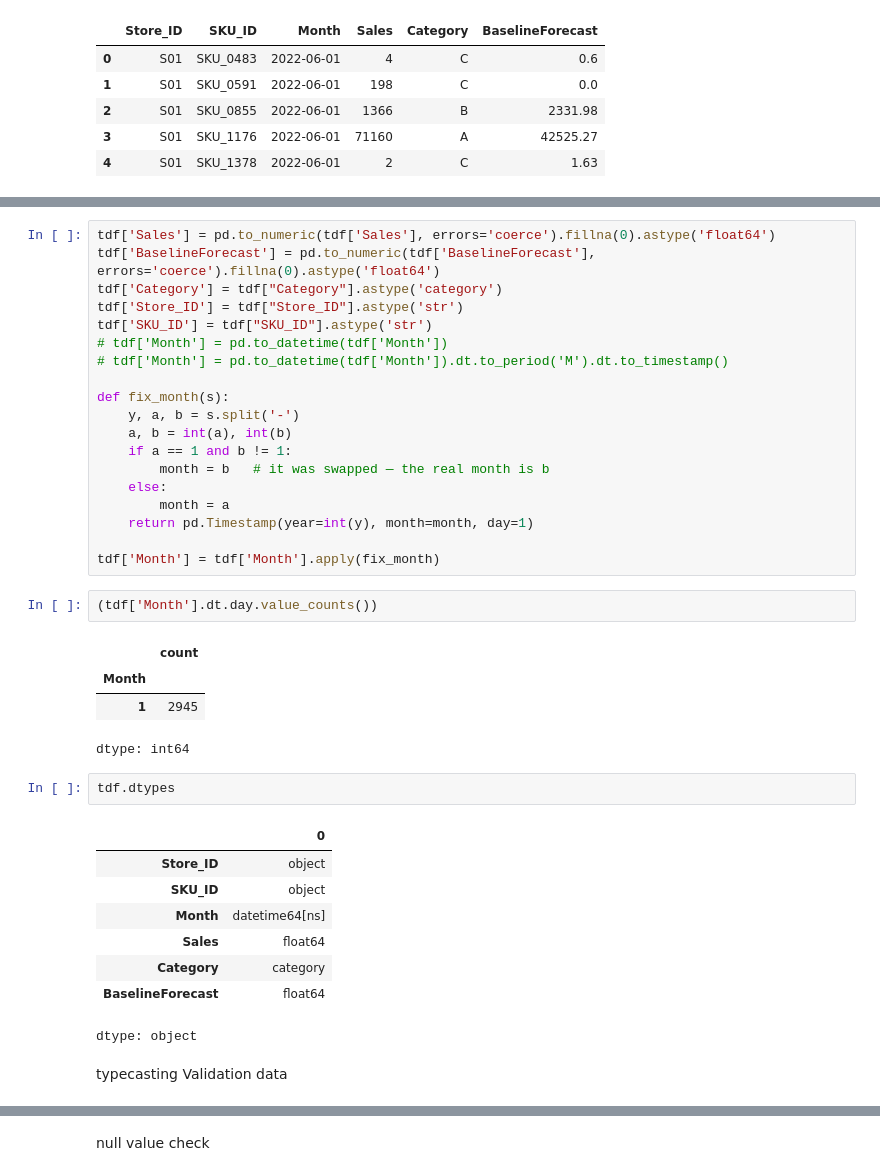
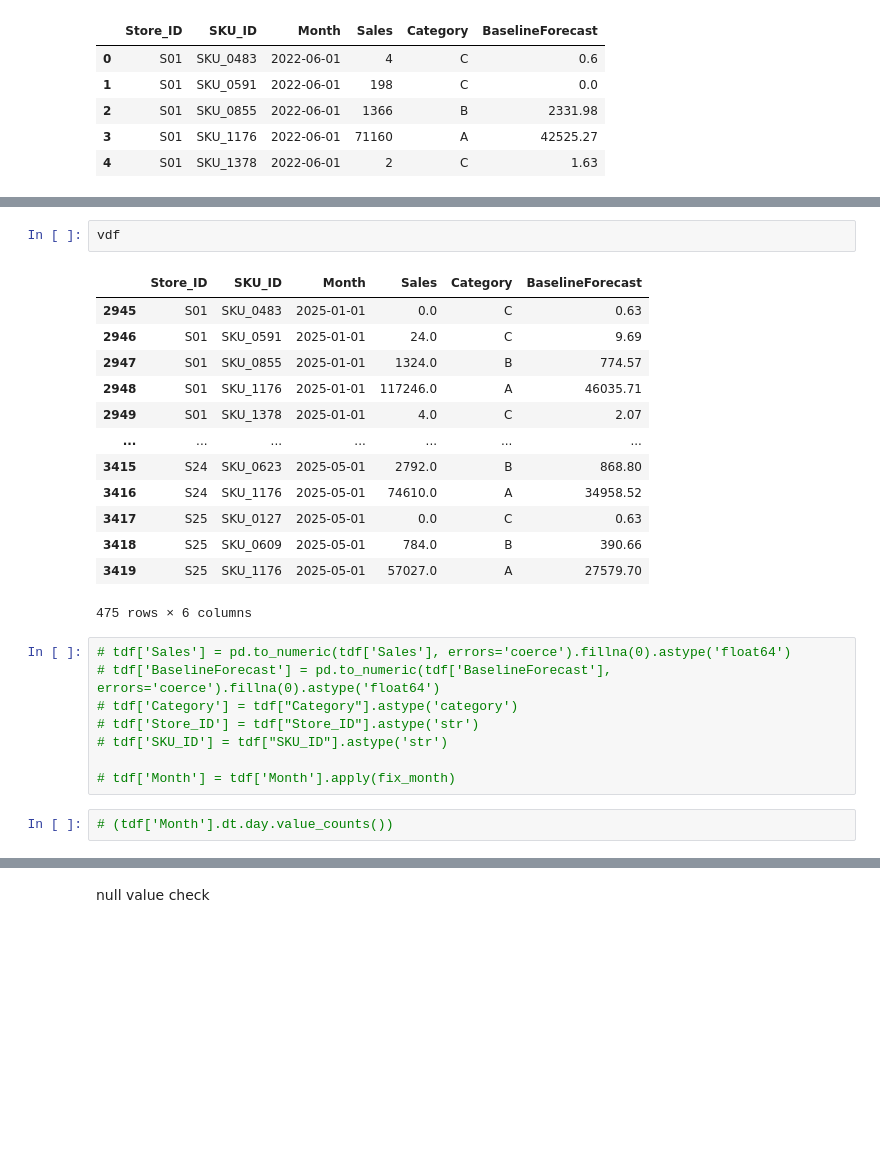
Before and after one commit to partha2412/Time-Series-Forecast, a Jupyter notebook: TimeSeries_forecasting.ipynb, the cells around one changed output, grey strips where cells are left out. Saved outputs shown, nothing was run; the diff lists cells and outputs as text; blank space fills up the shorter version.

```diff
--- a/TimeSeries_forecasting.ipynb
+++ b/TimeSeries_forecasting.ipynb
@@ -158,39 +197,26 @@ tdf[ (tdf["Store_ID"]=="S01") & (tdf["SKU_ID"]=="SKU_0483") ]
+# %%
+vdf
+# %% [output]
+|  | Store_ID | SKU_ID | Month | Sales | Category | BaselineForecast |
+| 2945 | S01 | SKU_0483 | 2025-01-01 | 0.0 | C | 0.63 |
+| 2946 | S01 | SKU_0591 | 2025-01-01 | 24.0 | C | 9.69 |
+| 2947 | S01 | SKU_0855 | 2025-01-01 | 1324.0 | B | 774.57 |
+| 2948 | S01 | SKU_1176 | 2025-01-01 | 117246.0 | A | 46035.71 |
+| 2949 | S01 | SKU_1378 | 2025-01-01 | 4.0 | C | 2.07 |
+| ... | ... | ... | ... | ... | ... | ... |
+| 3415 | S24 | SKU_0623 | 2025-05-01 | 2792.0 | B | 868.80 |
+| 3416 | S24 | SKU_1176 | 2025-05-01 | 74610.0 | A | 34958.52 |
+| 3417 | S25 | SKU_0127 | 2025-05-01 | 0.0 | C | 0.63 |
+| 3418 | S25 | SKU_0609 | 2025-05-01 | 784.0 | B | 390.66 |
+| 3419 | S25 | SKU_1176 | 2025-05-01 | 57027.0 | A | 27579.70 |
+475 rows × 6 columns
 # %%
-tdf['Sales'] = pd.to_numeric(tdf['Sales'], errors='coerce').fillna(0).astype('float64')
-tdf['BaselineForecast'] = pd.to_numeric(tdf['BaselineForecast'], errors='coerce').fillna(0).astype('float64')
-tdf['Category'] = tdf["Category"].astype('category')
-tdf['Store_ID'] = tdf["Store_ID"].astype('str')
-tdf['SKU_ID'] = tdf["SKU_ID"].astype('str')
-# tdf['Month'] = pd.to_datetime(tdf['Month'])
-# tdf['Month'] = pd.to_datetime(tdf['Month']).dt.to_period('M').dt.to_timestamp()
+# tdf['Sales'] = pd.to_numeric(tdf['Sales'], errors='coerce').fillna(0).astype('float64')
+# tdf['BaselineForecast'] = pd.to_numeric(tdf['BaselineForecast'], errors='coerce').fillna(0).astype('float64')
+# tdf['Category'] = tdf["Category"].astype('category')
+# tdf['Store_ID'] = tdf["Store_ID"].astype('str')
+# tdf['SKU_ID'] = tdf["SKU_ID"].astype('str')
 
-def fix_month(s):
-    y, a, b = s.split('-')
-    a, b = int(a), int(b)
-    if a == 1 and b != 1:
-        month = b   # it was swapped — the real month is b
-    else:
-        month = a
-    return pd.Timestamp(year=int(y), month=month, day=1)
-
-tdf['Month'] = tdf['Month'].apply(fix_month)
+# tdf['Month'] = tdf['Month'].apply(fix_month)
 # %%
-(tdf['Month'].dt.day.value_counts())
+# (tdf['Month'].dt.day.value_counts())
-# %% [output]
-|  | count |
-| Month |  |
-| 1 | 2945 |
-dtype: int64
-# %%
-tdf.dtypes
-# %% [output]
-|  | 0 |
-| Store_ID | object |
-| SKU_ID | object |
-| Month | datetime64[ns] |
-| Sales | float64 |
-| Category | category |
-| BaselineForecast | float64 |
-dtype: object
-# %% [markdown]
-typecasting Validation data
```
Also changed, not shown: parts of 43 cells of this notebook.
